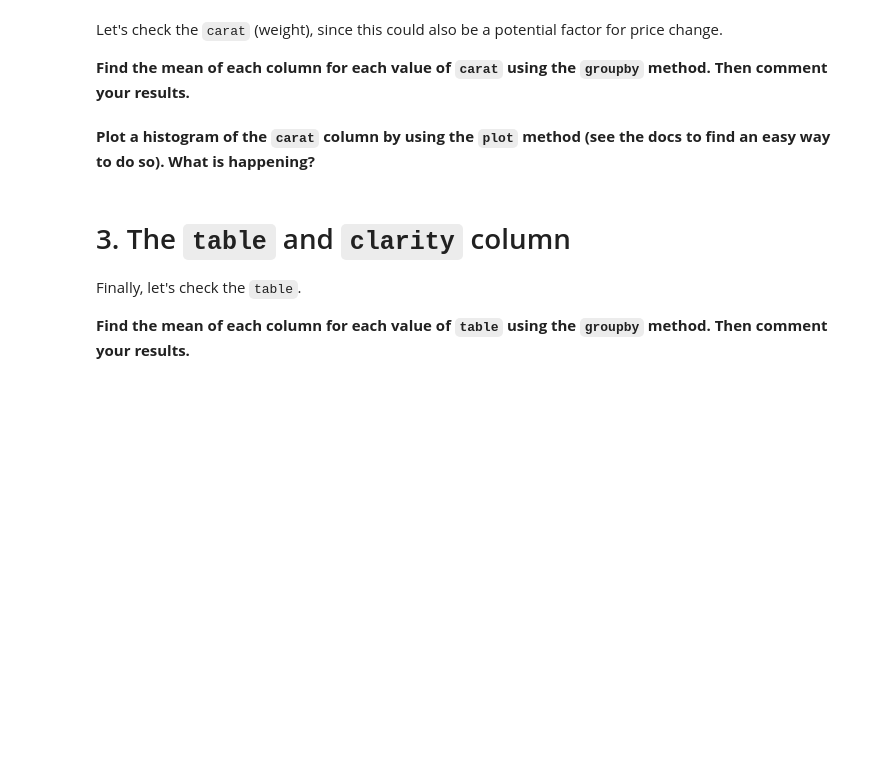
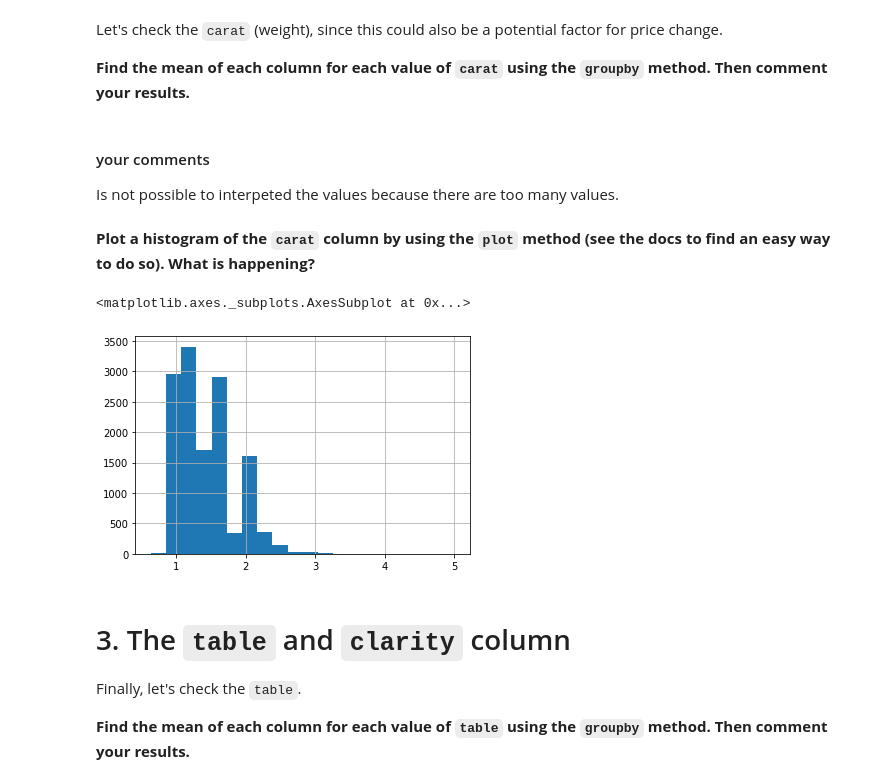
Before and after one commit to ta-data-lis/M2-mini-project1, a Jupyter notebook: 2.-EDA.ipynb, the cells around one changed output. Saved outputs shown, nothing was run; the diff lists cells and outputs as text; code cells hidden in the pictures; blank space fills up the shorter version.

```diff
--- a/2.-EDA.ipynb
+++ b/2.-EDA.ipynb
@@ -59,8 +102,15 @@ Let's check the `carat` (weight), since this could also be a potential factor fo
+# %% [markdown]
+#### your comments
+Is not possible to interpeted the values because there are too many values.
 # %% [markdown]
 
 **Plot a histogram of the `carat` column by using the `plot` method (see the docs to find an easy way to do so). What is happening?**
 # %%
 #your code here
+diamonds["carat"].hist(bins = 20)
+# %% [output]
+<matplotlib.axes._subplots.AxesSubplot at 0x...>
+[figure, added]
 # %% [markdown]
 # 3. The `table` and `clarity` column
 Finally, let's check the `table`.
```
Also changed, not shown: parts of 31 cells of this notebook.
